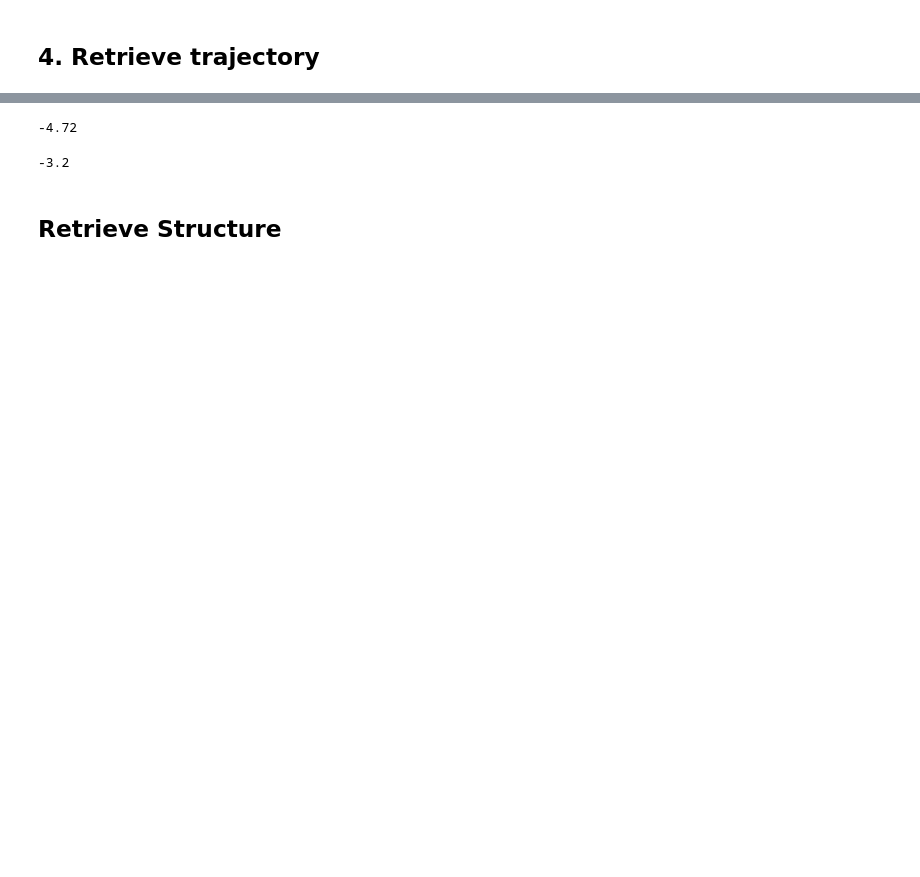
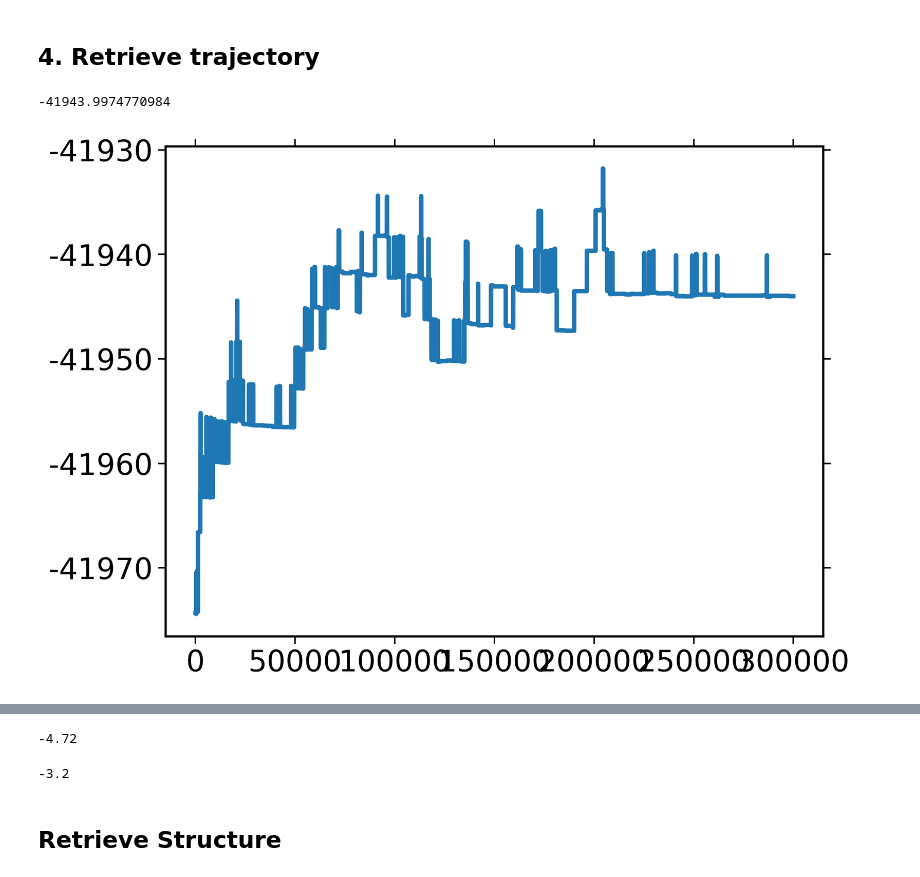
Before and after one commit to YunyeongChoi/CaNaVP, a Jupyter notebook: notebooks/retrieve_gcmc.ipynb, the cells around one changed output, grey strips where cells are left out. Cells and saved outputs as stored; diff of their text form; code cells hidden in the pictures; blank space fills up the shorter version.

```diff
--- a/notebooks/retrieve_gcmc.ipynb
+++ b/notebooks/retrieve_gcmc.ipynb
@@ -307,0 +333,8 @@ def get_vc_data(traj_data, cation='Na'):
+# %%
+energy_dir = '/global/scratch/users/yychoi94/CaNaVP_gcMC/300Na3to1/data/-30.0_-3.73737_energy.npy'
+energies = np.load(energy_dir)
+plt.plot(energies)
+print(energies[-1])
+# %% [output]
+-41943.9974770984
+[figure, added]
```
Also changed, not shown: parts of 22 cells of this notebook, 2 other files.
